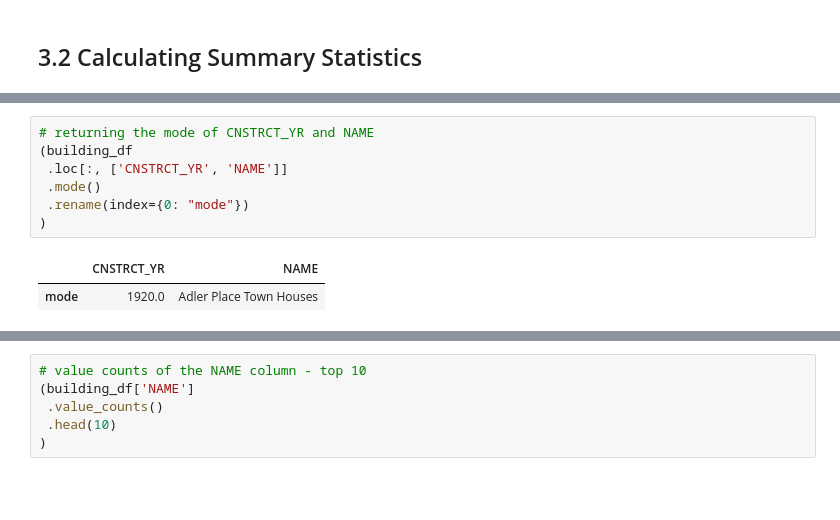
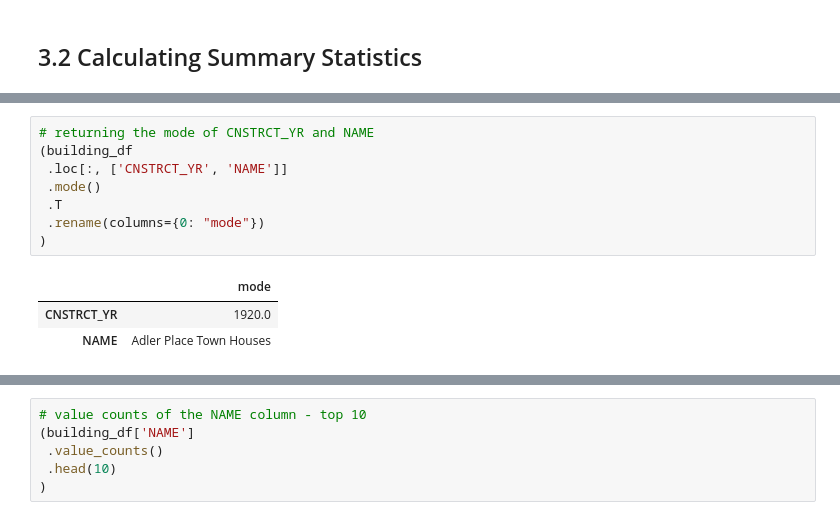
Before and after one commit to mebauer/data-analysis-using-python, a Jupyter notebook: 2-data-inspection-cleaning-wrangling.ipynb, the cells around one changed output, grey strips where cells are left out. Saved outputs shown, nothing was run; the diff lists cells and outputs as text; blank space fills up the shorter version.

```diff
--- a/2-data-inspection-cleaning-wrangling.ipynb
+++ b/2-data-inspection-cleaning-wrangling.ipynb
@@ -219,13 +220,15 @@ building_df.describe(include=['O'])
 # %%
 # returning the mode of CNSTRCT_YR and NAME
 (building_df
  .loc[:, ['CNSTRCT_YR', 'NAME']]
  .mode()
- .rename(index={0: "mode"})
+ .T
+ .rename(columns={0: "mode"})
 )
 # %% [output]
-|  | CNSTRCT_YR | NAME |
-| mode | 1920.0 | Adler Place Town Houses |
+|  | mode |
+| CNSTRCT_YR | 1920.0 |
+| NAME | Adler Place Town Houses |
 # %%
 # value counts of the CNSTRCT_YR column - top 10
 (building_df['CNSTRCT_YR']
```
Also changed, not shown: parts of 50 cells of this notebook, 7 other files.
